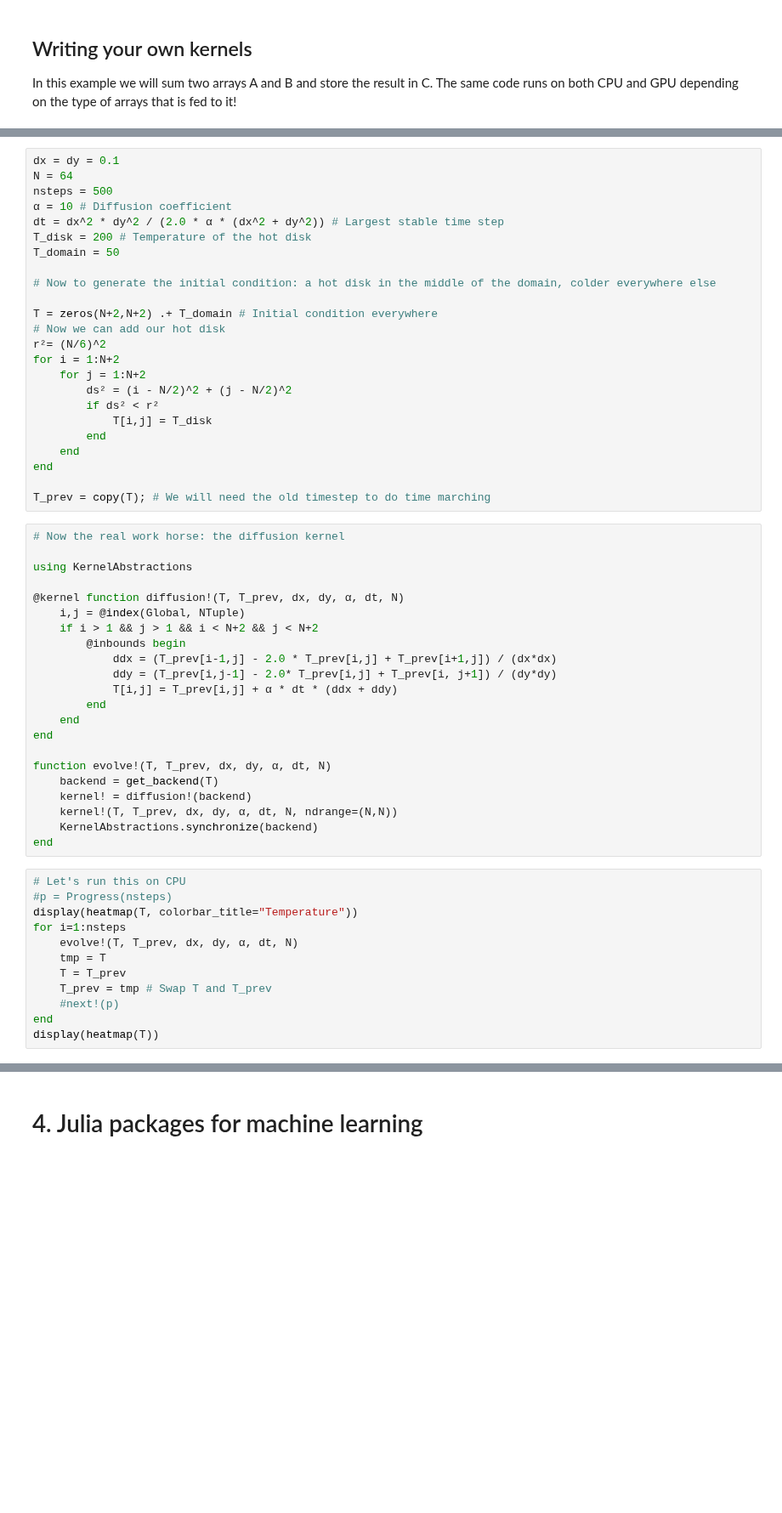
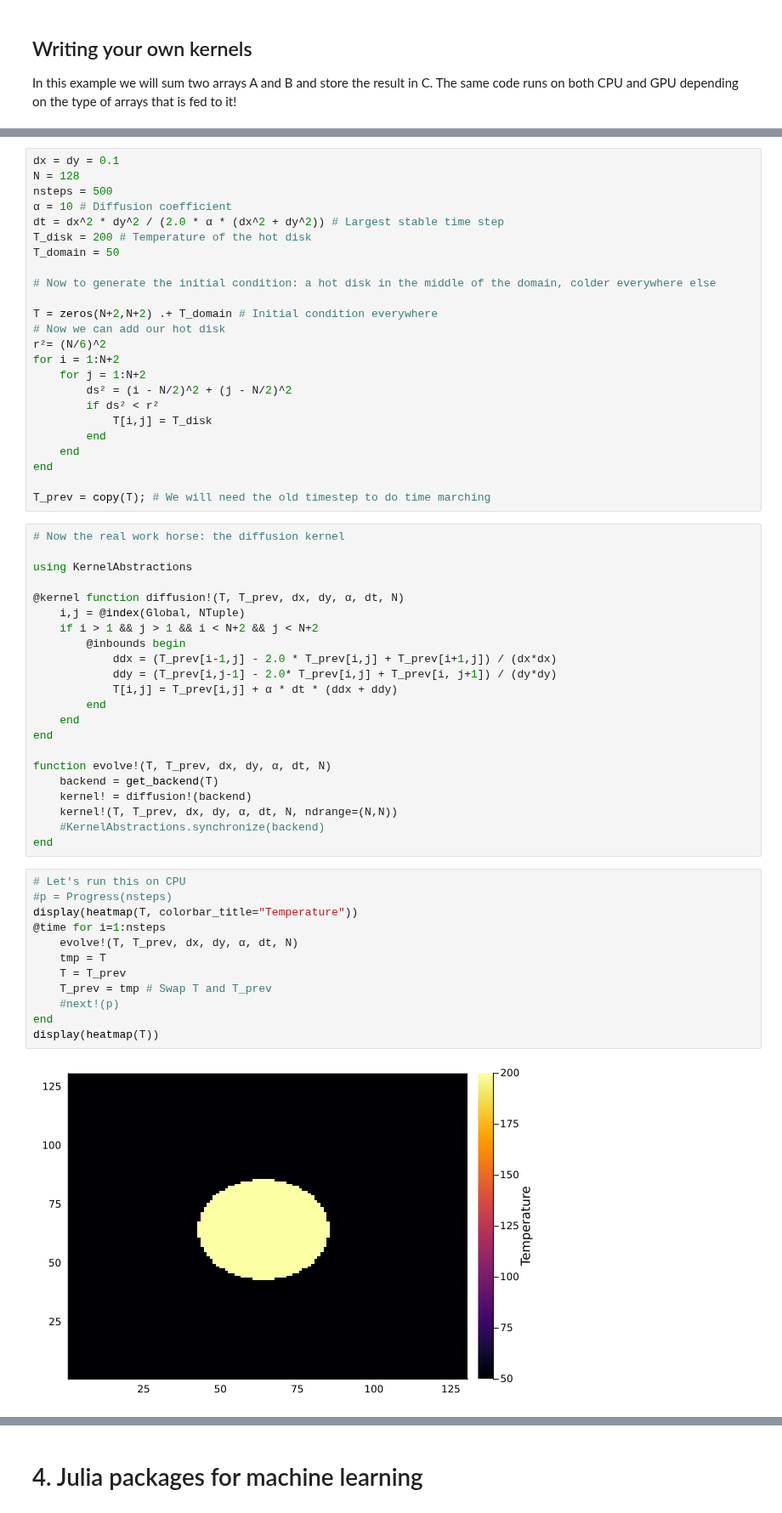
Before and after one commit to ENCCS/webinar_documents, a Jupyter notebook: 2024-nov-21_julia_webinar/Webinar_Julia.ipynb, the cells around one changed output, grey strips where cells are left out. Shown at 85% size. Cells and saved outputs as stored; diff of their text form; blank space fills up the shorter version.

```diff
--- a/2024-nov-21_julia_webinar/Webinar_Julia.ipynb
+++ b/2024-nov-21_julia_webinar/Webinar_Julia.ipynb
@@ -346,7 +494,7 @@ This equation is suitable to describe diffusion processes. We will try to solve
 Let us define preliminary variables containing the problem size, timestep and initial conditions:
 # %%
 dx = dy = 0.1
-N = 64
+N = 128
 nsteps = 500
 α = 10 # Diffusion coefficient
 dt = dx^2 * dy^2 / (2.0 * α * (dx^2 + dy^2)) # Largest stable time step
@@ -388,17 +536,19 @@ function evolve!(T, T_prev, dx, dy, α, dt, N)
     backend = get_backend(T)
     kernel! = diffusion!(backend)
     kernel!(T, T_prev, dx, dy, α, dt, N, ndrange=(N,N))
-    KernelAbstractions.synchronize(backend)
+    #KernelAbstractions.synchronize(backend)
 end
 # %%
 # Let's run this on CPU
 #p = Progress(nsteps)
 display(heatmap(T, colorbar_title="Temperature"))
-for i=1:nsteps
+@time for i=1:nsteps
     evolve!(T, T_prev, dx, dy, α, dt, N)
     tmp = T
     T = T_prev
     T_prev = tmp # Swap T and T_prev
     #next!(p)
 end
 display(heatmap(T))
+# %% [output]
+[figure, added]
```
Also changed, not shown: parts of 31 cells of this notebook.
